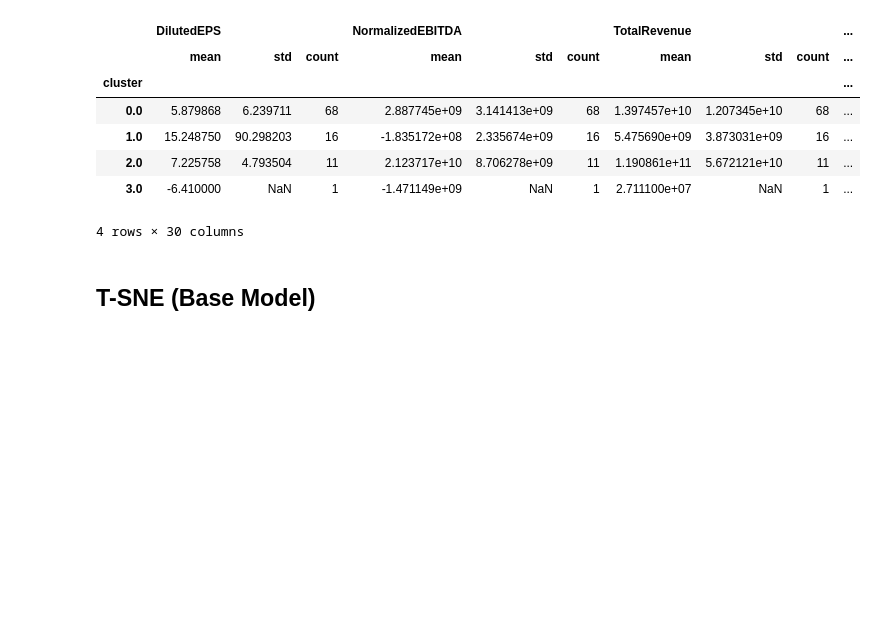
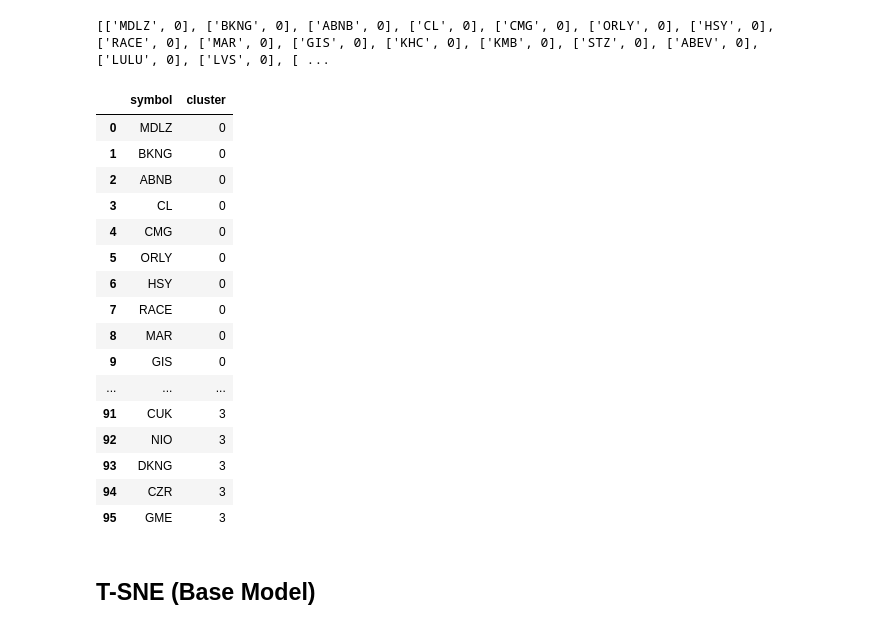
Before and after one commit to rkedia1/stock_volatility, a Jupyter notebook: analysis_of_clusters.ipynb, the cells around one changed output. Drawn from its saved outputs; the diff is of its cells as text; code cells hidden in the pictures; blank space fills up the shorter version.

Commit message:
stock clusters for supervised

```diff
--- a/analysis_of_clusters.ipynb
+++ b/analysis_of_clusters.ipynb
@@ -18,40 +18,66 @@ gmm = list(cf.gmm.cluster())
 # %%
 s_df = pd.read_csv('symbol_fundamentals.csv').set_index('symbol')
 #print(s_df)
 
 
-
+# Specify the file path for the CSV file
+csv_file_path = 'stock_clusters.csv'
 
 #print(gmm)
 cluster_count = max(set([i[1] for i in gmm]))
 gmm_dict = dict()
 for i in range(0, cluster_count + 1):
     gmm_dict[i] = []
 for i in gmm:
     gmm_dict[i[1]].append(i[0])
 for k in gmm_dict:
     df = pd.DataFrame()
     at = AnalysisTargets()
     for symbol in gmm_dict[k]:
         df = pd.concat([df, at.create_target_dataset(symbol)])
         s_df.loc[symbol,'cluster'] = k
     #print(f"Cluster {k+1}:\n{gmm_dict[k]}")
     #print(df.describe())
 
 
 s_df = s_df.drop(['Description', 'Sector', 'Industry', 'asOfDate'], axis = 1).groupby(['cluster']).agg(['mean', 'std', 'count'])
 
+csv_file_path = 'stock_clusters.csv'
+
+data_list = []
+
+for cluster, symbols in gmm_dict.items():
+    for symbol in symbols:
+        cluster_list = ([symbol, cluster])
+        data_list.append(cluster_list)
+
+print(data_list)
+df_cluster = pd.DataFrame(data_list, columns = ['symbol', 'cluster'])
+df_cluster
+
+df_cluster.to_csv(csv_file_path, index=False)
+
 
 #sns.barplot(data=s_df, x="cluster", y="body_mass", hue="sex")
 # %% [output]
+[['MDLZ', 0], ['BKNG', 0], ['ABNB', 0], ['CL', 0], ['CMG', 0], ['ORLY', 0], ['HSY', 0], ['RACE', 0], ['MAR', 0], ['GIS', 0], ['KHC', 0], ['KMB', 0], ['STZ', 0], ['ABEV', 0], ['LULU', 0], ['LVS', 0], [ ...
-|  | DilutedEPS |  |  | NormalizedEBITDA |  |  | TotalRevenue |  |  | ... |
-|  | mean | std | count | mean | std | count | mean | std | count | ... |
-| cluster |  |  |  |  |  |  |  |  |  | ... |
-| 0.0 | 5.879868 | 6.239711 | 68 | 2.887745e+09 | 3.141413e+09 | 68 | 1.397457e+10 | 1.207345e+10 | 68 | ... |
-| 1.0 | 15.248750 | 90.298203 | 16 | -1.835172e+08 | 2.335674e+09 | 16 | 5.475690e+09 | 3.873031e+09 | 16 | ... |
-| 2.0 | 7.225758 | 4.793504 | 11 | 2.123717e+10 | 8.706278e+09 | 11 | 1.190861e+11 | 5.672121e+10 | 11 | ... |
-| 3.0 | -6.410000 | NaN | 1 | -1.471149e+09 | NaN | 1 | 2.711100e+07 | NaN | 1 | ... |
+|  | symbol | cluster |
+| 0 | MDLZ | 0 |
+| 1 | BKNG | 0 |
+| 2 | ABNB | 0 |
+| 3 | CL | 0 |
+| 4 | CMG | 0 |
+| 5 | ORLY | 0 |
+| 6 | HSY | 0 |
+| 7 | RACE | 0 |
+| 8 | MAR | 0 |
+| 9 | GIS | 0 |
+| ... | ... | ... |
+| 91 | CUK | 3 |
+| 92 | NIO | 3 |
+| 93 | DKNG | 3 |
+| 94 | CZR | 3 |
+| 95 | GME | 3 |
-4 rows × 30 columns
 # %% [markdown]
 ## T-SNE (Base Model)
 # %%
```
Also changed, not shown: parts of 13 cells of this notebook, 1 other file.
